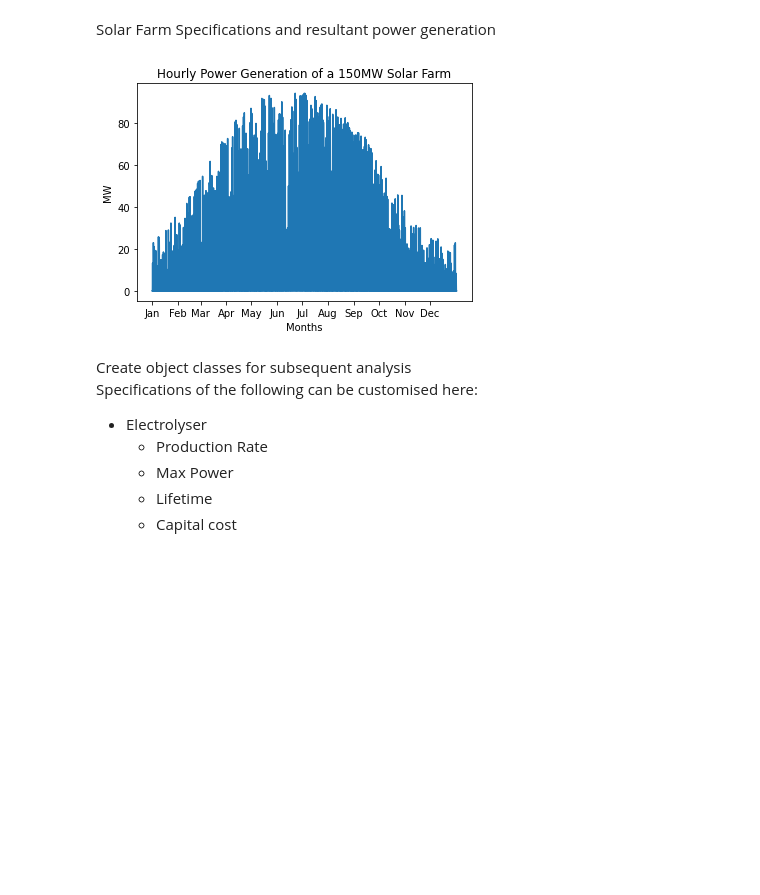
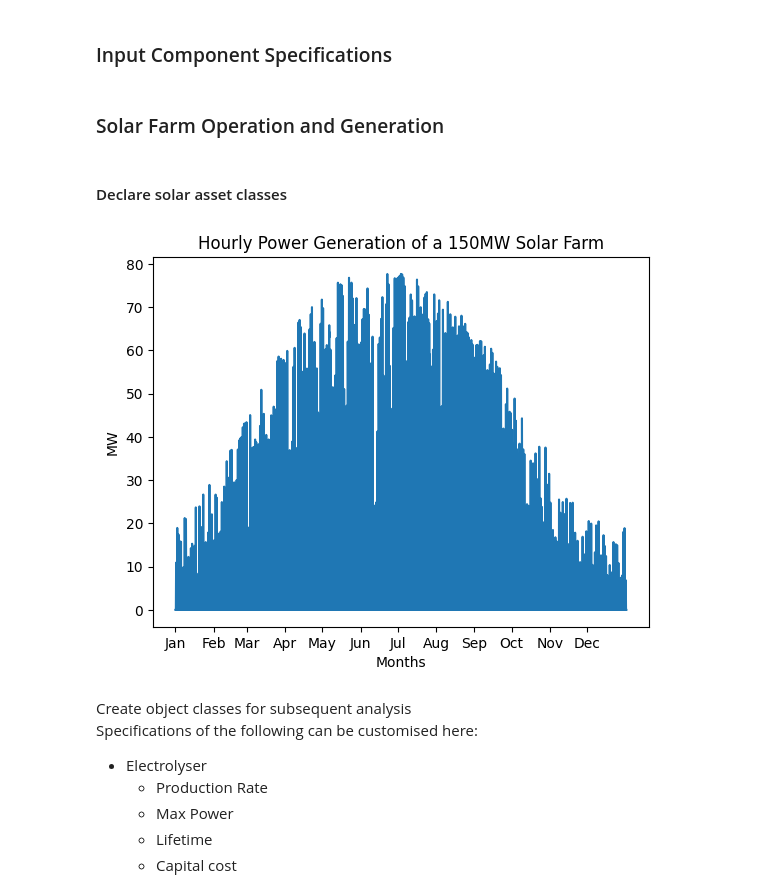
Before and after one commit to LingxiTang/solar-electrolyser, a Jupyter notebook: Electrolyser Model v4.ipynb, the cells around one changed output. Saved outputs shown, nothing was run; the diff lists cells and outputs as text; code cells hidden in the pictures; blank space fills up the shorter version.

Commit message:
Solar Farm class
made solar farm asset class shorter and clearer

```diff
--- a/Electrolyser Model v4.ipynb
+++ b/Electrolyser Model v4.ipynb
@@ -30 +29,3 @@ Input Component parameters
+# %% [markdown]
+### Input Component Specifications
 # %%
@@ -31,53 +33,55 @@ Input Component parameters
 SolarFarmSize = 150               # in MW
 ElectrolyserPower = 42            # in MW
 BatteryCapacity = 13             # in MWh
-# %% [markdown]
-Solar Farm Specifications and resultant power generation
+# %% [markdown]
+### Solar Farm Operation and Generation
+# %% [markdown]
+#### Declare solar asset classes
 # %%
-#set up data with relevant columns for irradiance
+# set up data with relevant columns for irradiance
 # Load Solar Irradiance data here
-df = pd.read_csv("C:/Users/tangl/OneDrive/Engineering Course/Year 3/3YP/Data/ninja_weather_51.7508_-1.2538_uncorrected.csv")
+df = pd.read_csv("ninja_weather_51.7508_-1.2538_uncorrected.csv")
 
-totalIrr = 0.001*df["radiation_surface"] #gives radiation in kW/m^2
+totalIrr = df["radiation_surface"]
 
-#gotta be careful here - irradiance needs to account for time methinkst
-
+# Class representing solar farm
 class solar_model:
     """Non-dispatchable asset base class"""
-    def __init__(self):
-        self.capacity = 144 #kW
-        self.efficiency = 0.17 #taken from average, will be specified
-        self.area = 1.9404 #m^2, taken from 72 cell 99*196cm panel
-#class for pvAsset
-class pvAsset(solar_model):
-    """PV Asset Class"""
-    def __init__(self, Power):                              #Power is in MW
-        self.capacity = 300
-        self.efficiency = 0.183
-        self.area = 1.6368
-        self.nPanels = round((Power*1000000)/300)
-        self.Power = Power
+    def __init__(self, FarmCap,PanelCap,PanelEff,PanelArea):
+        self.PanelCap = PanelCap                                  # in kW
+        self.PanelEff= PanelEff                                   # in decimal form
+        self.PanelArea = PanelArea                                # in m^2,
+        self.FarmCap = FarmCap                                    # Capacity in MW
+        self.NumOfPanels = round((FarmCap*1000)/PanelCap)         # Number of panels
 
-pvChosen = pvAsset(SolarFarmSize)                                      # CHOOSE SOLAR FARM CAPACITY HERE!!!!!!@@@@@@
 
-percAreaEff = 0.7 #due to angles of tilt vs sunlight etc
-total_capacity = pvChosen.nPanels*pvChosen.capacity
-total_Area = pvChosen.nPanels*pvChosen.area*percAreaEff
-areaEff = total_Area*pvChosen.efficiency
-hourlyGen1 = areaEff*totalIrr
+def PowerGen(solarfarm, tilteff,irr_data):
+    # variable 'tilteff' refers to reduced efficiency due to angles of tilt vs sunlight etc
 
-Power = hourlyGen1*0.001
+    total_actual_capacity = solarfarm.NumOfPanels * solarfarm.PanelCap                                # in kW
+
+    total_eff_Area = solarfarm.NumOfPanels * solarfarm.PanelArea * tilteff                            # in m^2
+
+    hourlyGen = total_eff_Area * solarfarm.PanelEff * irr_data * 0.001                               # in kW
+
+    return hourlyGen, total_actual_capacity
+
+#taken from 72 cell 99*196cm panel
+
+pvChosen = solar_model(SolarFarmSize,0.4,0.17,1.9404)
+tilteff = 0.7
+Power,farm_actual_cap = PowerGen(pvChosen,tilteff,totalIrr)
 ax = plt.subplot(1,1,1)
 
-plt.plot(Power)
+plt.plot(Power*0.001)
 plt.ylabel("MW")
 plt.xticks([0,744,1392,2136,2856,3600,4320,5064,5808,6528,7272,7992])
 ax.set_xticklabels(['Jan','Feb','Mar','Apr','May','Jun','Jul','Aug','Sep','Oct','Nov','Dec'])
 plt.xlabel('Months')
 plt.title("Hourly Power Generation of a 150MW Solar Farm")
 plt.show()
 # %% [output]
-[figure, old version]
+[figure, new version]
 # %% [markdown]
 Create object classes for subsequent analysis
 Specifications of the following can be customised here:
```
Also changed, not shown: parts of 5 cells of this notebook, 1 other file.
